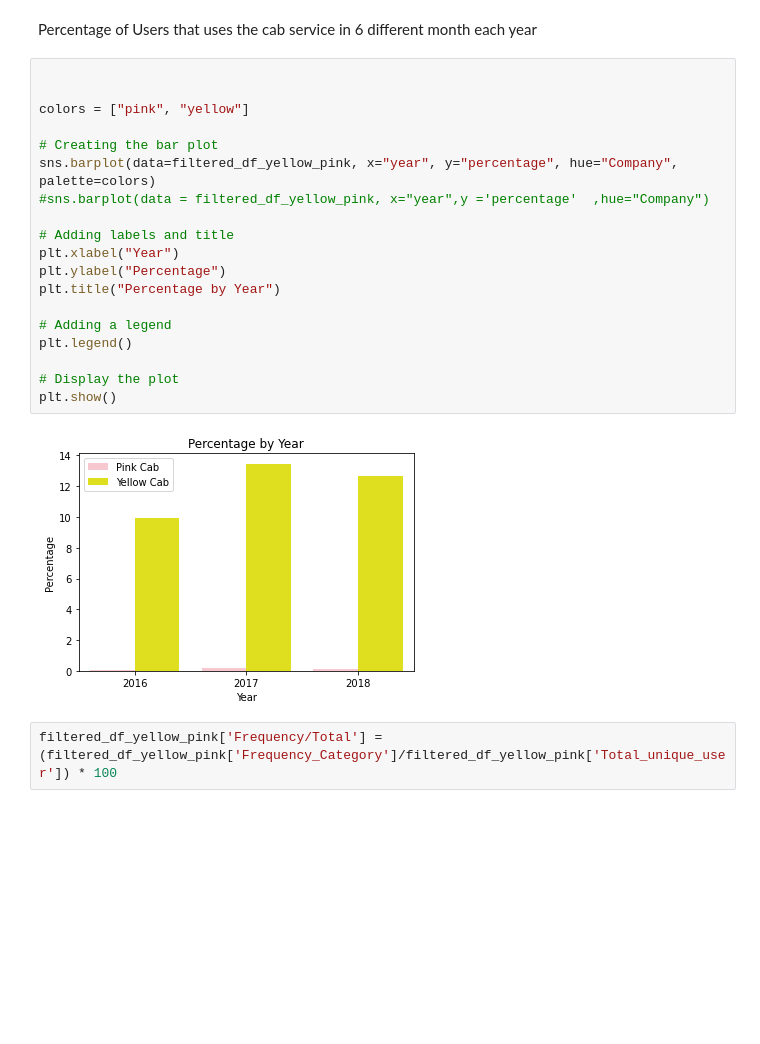
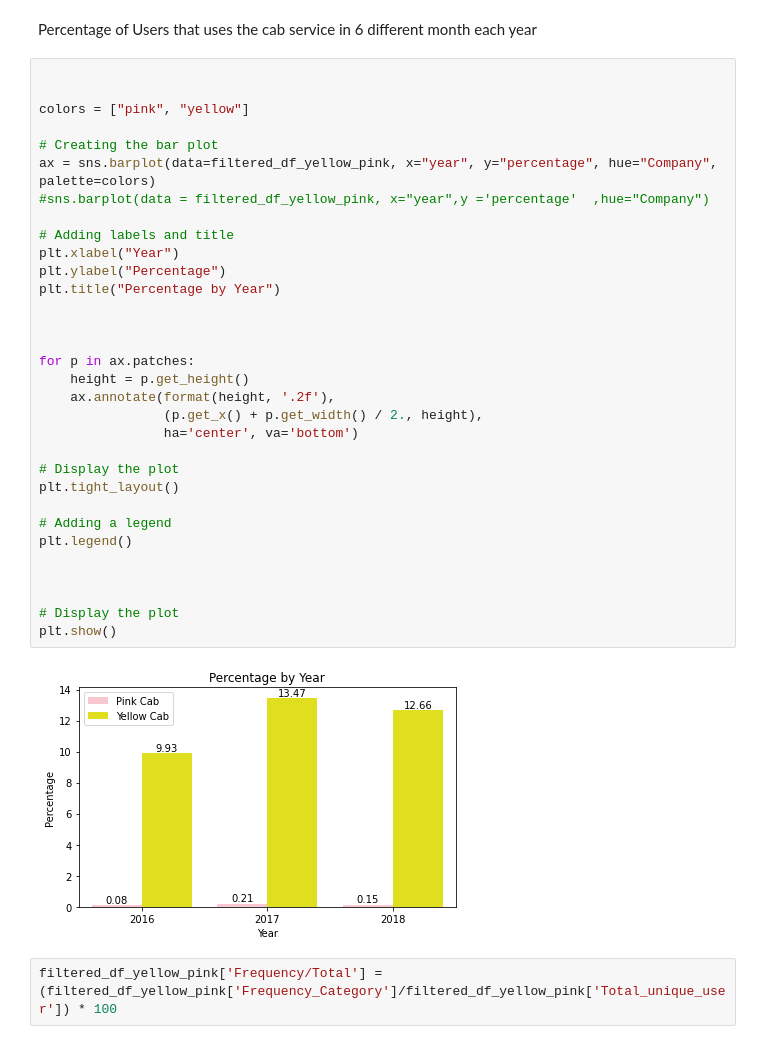
Before and after one commit to TaChChou/respository1, a Jupyter notebook: Week2/EDA_Cab.ipynb, the cells around one changed output. Drawn from its saved outputs; the diff is of its cells as text; blank space fills up the shorter version.

```diff
--- a/Week2/EDA_Cab.ipynb
+++ b/Week2/EDA_Cab.ipynb
@@ -1118,24 +1395,37 @@ Percentage of Users that uses the cab service in 6 different month each year
 # %%
 
 
 colors = ["pink", "yellow"]
 
 # Creating the bar plot
-sns.barplot(data=filtered_df_yellow_pink, x="year", y="percentage", hue="Company", palette=colors)
+ax = sns.barplot(data=filtered_df_yellow_pink, x="year", y="percentage", hue="Company", palette=colors)
 #sns.barplot(data = filtered_df_yellow_pink, x="year",y ='percentage'  ,hue="Company")
 
 # Adding labels and title
 plt.xlabel("Year")
 plt.ylabel("Percentage")
 plt.title("Percentage by Year")
 
+
+
+for p in ax.patches:
+    height = p.get_height()
+    ax.annotate(format(height, '.2f'),
+                (p.get_x() + p.get_width() / 2., height),
+                ha='center', va='bottom')
+
+# Display the plot
+plt.tight_layout()
+
 # Adding a legend
 plt.legend()
 
+
+
 # Display the plot
 plt.show()
 # %% [output]
-[figure, old version]
+[figure, new version]
 # %%
 filtered_df_yellow_pink['Frequency/Total'] = (filtered_df_yellow_pink['Frequency_Category']/filtered_df_yellow_pink['Total_unique_user']) * 100
 # %%
```
Also changed, not shown: parts of 31 cells of this notebook.
